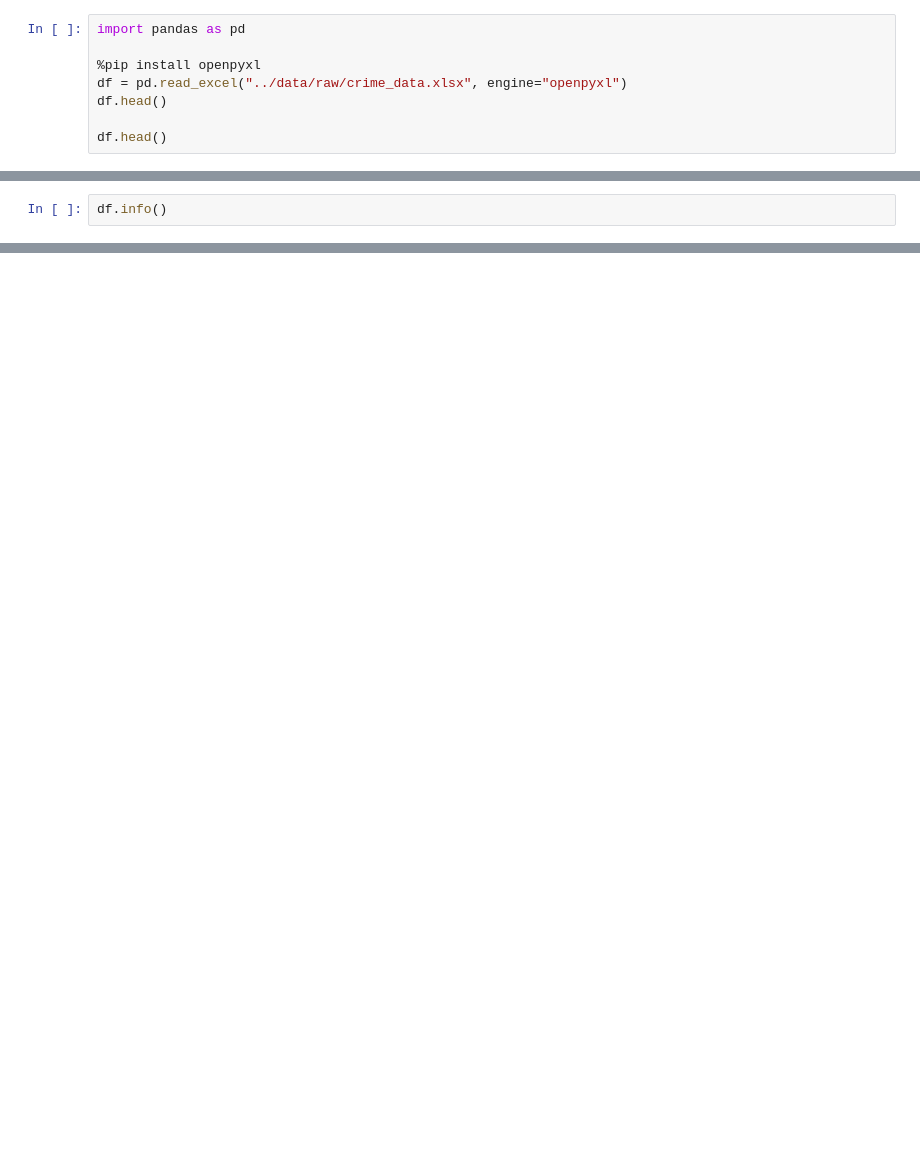
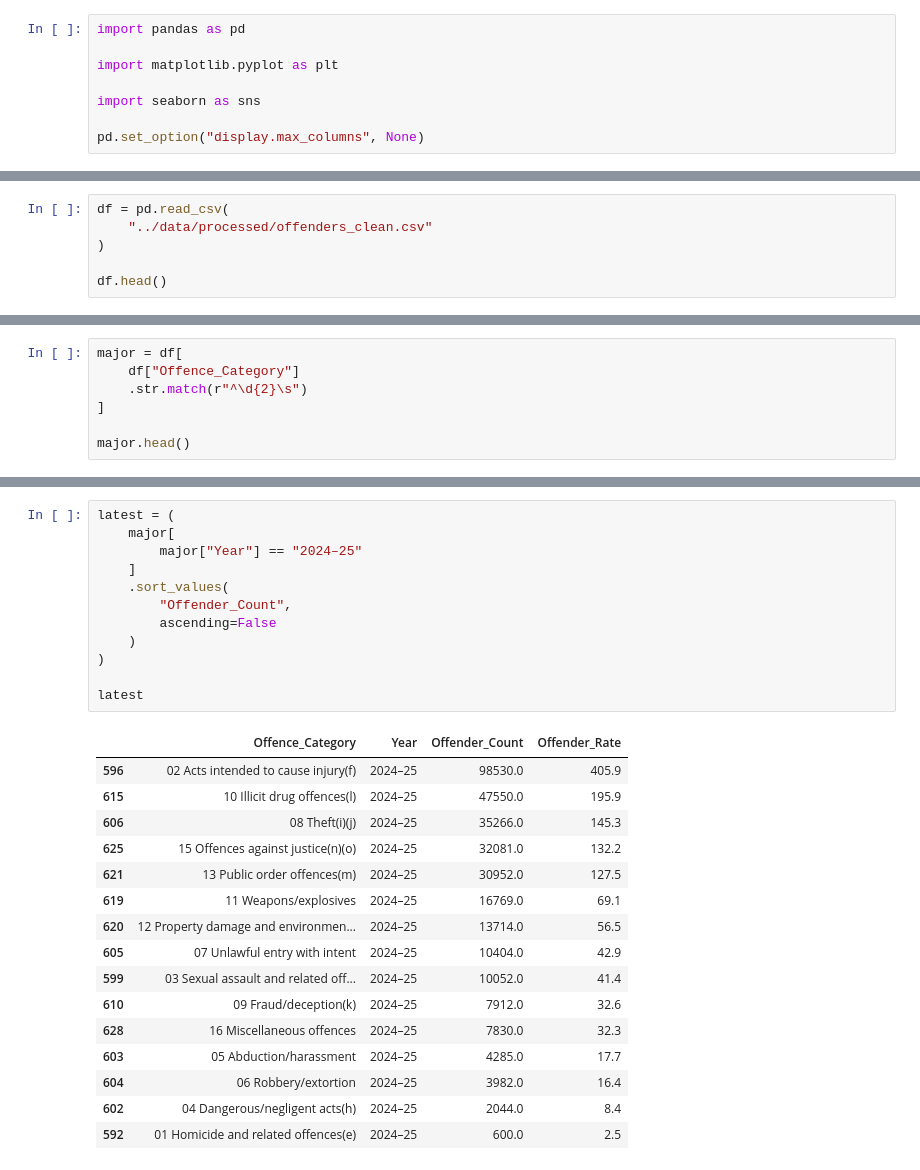
Before and after one commit to WillumpIRL/australian-crime-dashboard, a Jupyter notebook: notebooks/01_data_exploration.ipynb, the cells around one changed output, grey strips where cells are left out. Drawn from its saved outputs; the diff is of its cells as text; blank space fills up the shorter version.

```diff
--- a/notebooks/01_data_exploration.ipynb
+++ b/notebooks/01_data_exploration.ipynb
@@ -1,8 +13,8 @@
 # %%
 import pandas as pd
 
-%pip install openpyxl
-df = pd.read_excel("../data/raw/crime_data.xlsx", engine="openpyxl")
-df.head()
+import matplotlib.pyplot as plt
 
-df.head()
+import seaborn as sns
+
+pd.set_option("display.max_columns", None)
@@ -33,3 +21,7 @@ Note: you may need to restart the kernel to use updated packages.
 # %%
-df.info()
+df = pd.read_csv(
+    "../data/processed/offenders_clean.csv"
+)
+
+df.head()
 # %% [output]
@@ -52,0 +161,7 @@ df.describe()
+# %%
+major = df[
+    df["Offence_Category"]
+    .str.match(r"^\d{2}\s")
+]
+
+major.head()
@@ -52,0 +325,29 @@ df.describe()
+# %%
+latest = (
+    major[
+        major["Year"] == "2024–25"
+    ]
+    .sort_values(
+        "Offender_Count",
+        ascending=False
+    )
+)
+
+latest
+# %% [output]
+|  | Offence_Category | Year | Offender_Count | Offender_Rate |
+| 596 | 02 Acts intended to cause injury(f) | 2024–25 | 98530.0 | 405.9 |
+| 615 | 10 Illicit drug offences(l) | 2024–25 | 47550.0 | 195.9 |
+| 606 | 08 Theft(i)(j) | 2024–25 | 35266.0 | 145.3 |
+| 625 | 15 Offences against justice(n)(o) | 2024–25 | 32081.0 | 132.2 |
+| 621 | 13 Public order offences(m) | 2024–25 | 30952.0 | 127.5 |
+| 619 | 11 Weapons/explosives | 2024–25 | 16769.0 | 69.1 |
+| 620 | 12 Property damage and environmen... | 2024–25 | 13714.0 | 56.5 |
+| 605 | 07 Unlawful entry with intent | 2024–25 | 10404.0 | 42.9 |
+| 599 | 03 Sexual assault and related off... | 2024–25 | 10052.0 | 41.4 |
+| 610 | 09 Fraud/deception(k) | 2024–25 | 7912.0 | 32.6 |
+| 628 | 16 Miscellaneous offences | 2024–25 | 7830.0 | 32.3 |
+| 603 | 05 Abduction/harassment | 2024–25 | 4285.0 | 17.7 |
+| 604 | 06 Robbery/extortion | 2024–25 | 3982.0 | 16.4 |
+| 602 | 04 Dangerous/negligent acts(h) | 2024–25 | 2044.0 | 8.4 |
+| 592 | 01 Homicide and related offences(e) | 2024–25 | 600.0 | 2.5 |
```
Also changed, not shown: parts of 36 cells of this notebook.
